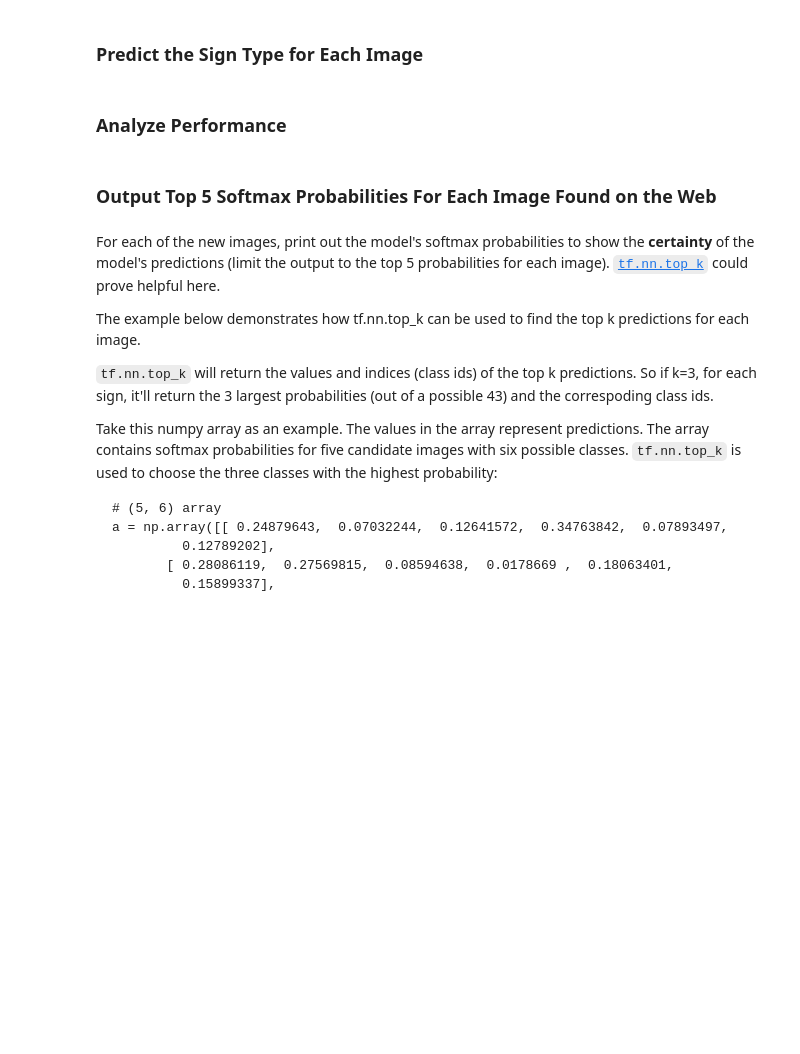
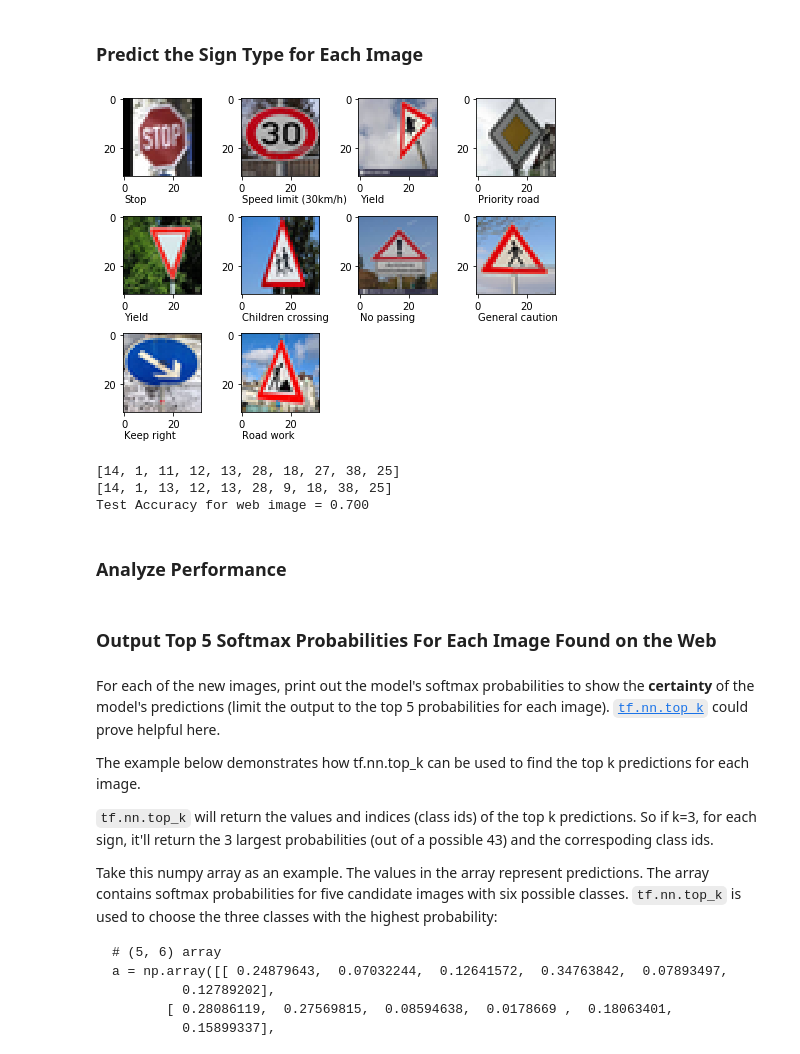
Before and after one commit to jzhoucliqr/sdcng-traffic-sign, a Jupyter notebook: Traffic_Sign_Classifier.ipynb, the cells around one changed output. Drawn from its saved outputs; the diff is of its cells as text; code cells hidden in the pictures; blank space fills up the shorter version.

```diff
--- a/Traffic_Sign_Classifier.ipynb
+++ b/Traffic_Sign_Classifier.ipynb
@@ -393,8 +558,61 @@ You may find `signnames.csv` useful as it contains mappings from the class id (i
 # %% [markdown]
 ### Predict the Sign Type for Each Image
+# %%
+import os
+import matplotlib.image as mpimg
+from PIL import Image
+
+def testOne(X):
+    sess = tf.get_default_session()
+    outp = sess.run(testOne_op, feed_dict={x:X})
+    return outp
+
+fig = plt.figure(figsize=(4,4))
+fig.subplots_adjust(left=0, right=1.5, bottom=0, top=1.5, hspace=0.5, wspace=0.5)
+
+files = os.listdir("img2/")
+
+y_true = []
+y_pred = []
+
+with tf.Session() as sess:
+    saver.restore(sess, tf.train.latest_checkpoint('.'))
+    #saver.restore(sess, './lenet')
+
+    i = 0
+    for f in files:
+        img = Image.open("img2/"+f)
+        img = img.resize((32, 32), Image.ANTIALIAS)
+        img = np.asarray(img)
+
+        p = fig.add_subplot(4, 4, i + 1)
+
+        p.imshow(img, cmap="gray")
+
+        img = rgb2gray(img)
+        img = (img - np.float32(128) ) / 128
+        logits = testOne([img])
+        p.text(0, 42, str(signname[str(logits[0])]))
+
+        y_true.append(int(f[:-5]))
+        y_pred.append(int(logits[0]))
+
+        i += 1
+# %% [output]
+[figure, added]
 # %%
 ### Run the predictions here and use the model to output the prediction for each image.
 ### Make sure to pre-process the images with the same pre-processing pipeline used earlier.
 ### Feel free to use as many code cells as needed.
+# %%
+
+print(y_true)
+print(y_pred)
+print("Test Accuracy for web image = {:.3f}"
+      .format(np.float32(np.sum(np.array(y_true) == np.array(y_pred))) / len(y_true)))
+# %% [output]
+[14, 1, 11, 12, 13, 28, 18, 27, 38, 25]
+[14, 1, 13, 12, 13, 28, 9, 18, 38, 25]
+Test Accuracy for web image = 0.700
 # %% [markdown]
 ### Analyze Performance
```
Also changed, not shown: parts of 19 cells of this notebook.
